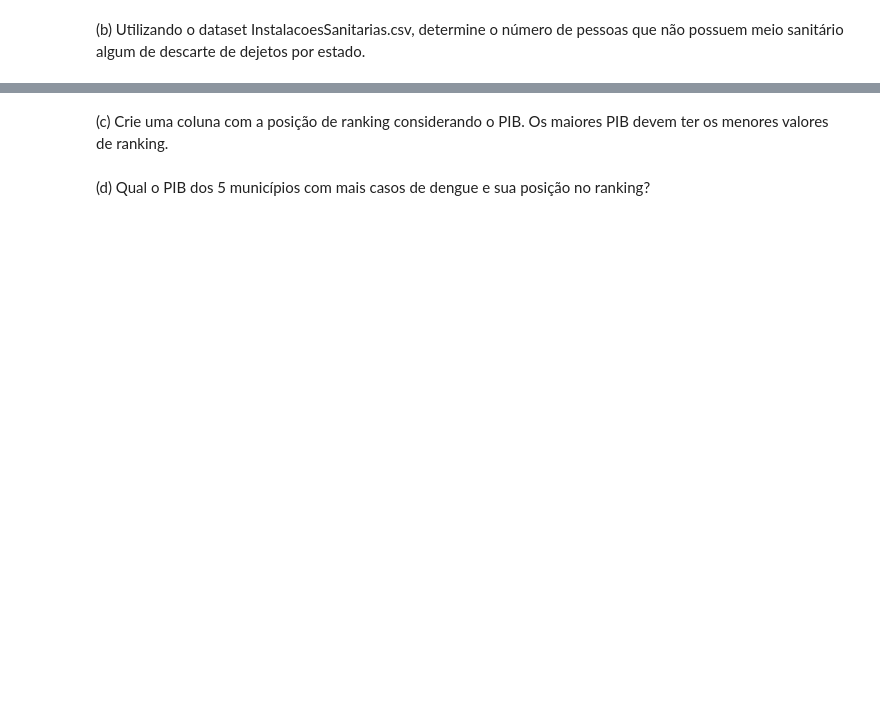
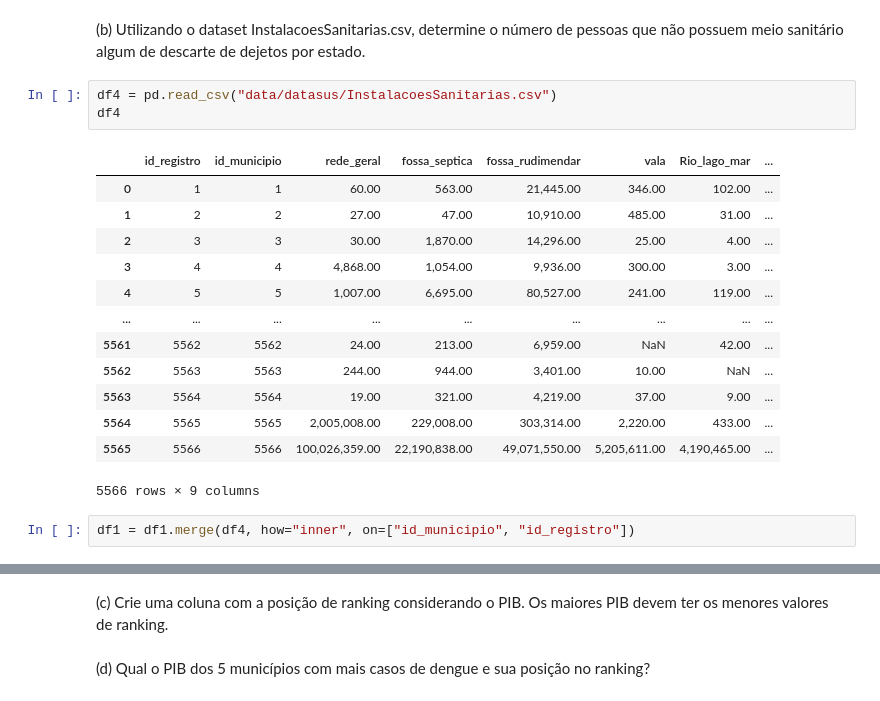
Before and after one commit to joaopasini/letscode_repository, a Jupyter notebook: Módulo 4 - Técnicas de Programação I - Python/Módulo 4 - Exercícios/Aula de Exerícios Numpy e Pandas.ipynb, the cells around one changed output, grey strips where cells are left out. Saved outputs shown, nothing was run; the diff lists cells and outputs as text; blank space fills up the shorter version.

```diff
--- a/Módulo 4 - Técnicas de Programação I - Python/Módulo 4 - Exercícios/Aula de Exerícios Numpy e Pandas.ipynb
+++ b/Módulo 4 - Técnicas de Programação I - Python/Módulo 4 - Exercícios/Aula de Exerícios Numpy e Pandas.ipynb
@@ -274,2 +564,21 @@ A pasta 'data/datasus' contém informações sobre casos de dengue e tabelas aux
 # %% [markdown]
 (b) Utilizando o dataset InstalacoesSanitarias.csv, determine o número de pessoas que não possuem meio sanitário algum de descarte de dejetos por estado.
+# %%
+df4 = pd.read_csv("data/datasus/InstalacoesSanitarias.csv")
+df4
+# %% [output]
+|  | id_registro | id_municipio | rede_geral | fossa_septica | fossa_rudimendar | vala | Rio_lago_mar | ... |
+| 0 | 1 | 1 | 60.00 | 563.00 | 21,445.00 | 346.00 | 102.00 | ... |
+| 1 | 2 | 2 | 27.00 | 47.00 | 10,910.00 | 485.00 | 31.00 | ... |
+| 2 | 3 | 3 | 30.00 | 1,870.00 | 14,296.00 | 25.00 | 4.00 | ... |
+| 3 | 4 | 4 | 4,868.00 | 1,054.00 | 9,936.00 | 300.00 | 3.00 | ... |
+| 4 | 5 | 5 | 1,007.00 | 6,695.00 | 80,527.00 | 241.00 | 119.00 | ... |
+| ... | ... | ... | ... | ... | ... | ... | ... | ... |
+| 5561 | 5562 | 5562 | 24.00 | 213.00 | 6,959.00 | NaN | 42.00 | ... |
+| 5562 | 5563 | 5563 | 244.00 | 944.00 | 3,401.00 | 10.00 | NaN | ... |
+| 5563 | 5564 | 5564 | 19.00 | 321.00 | 4,219.00 | 37.00 | 9.00 | ... |
+| 5564 | 5565 | 5565 | 2,005,008.00 | 229,008.00 | 303,314.00 | 2,220.00 | 433.00 | ... |
+| 5565 | 5566 | 5566 | 100,026,359.00 | 22,190,838.00 | 49,071,550.00 | 5,205,611.00 | 4,190,465.00 | ... |
+5566 rows × 9 columns
+# %%
+df1 = df1.merge(df4, how="inner", on=["id_municipio", "id_registro"])
```
Also changed, not shown: parts of 32 cells of this notebook, 5 other files.
